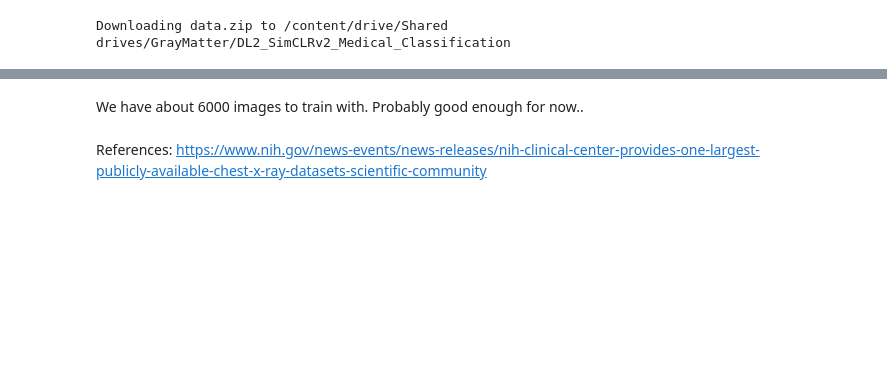
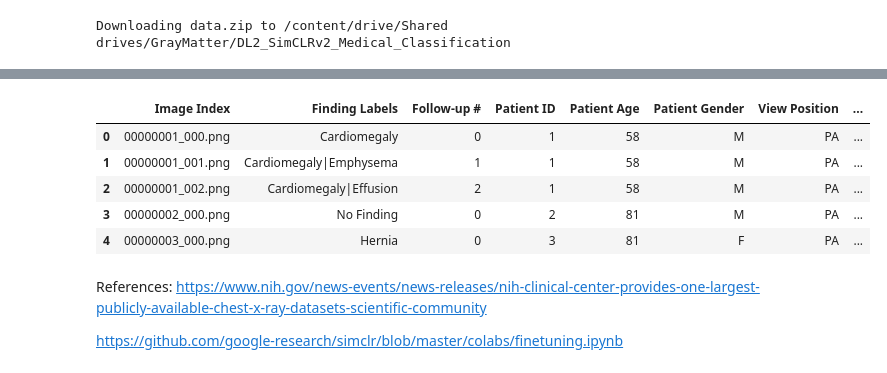
Before and after one commit to manmeet3/Medical-SSL-SimCLRv2, a Jupyter notebook: simclr_finetuning.ipynb, the cells around one changed output, grey strips where cells are left out. Drawn from its saved outputs; the diff is of its cells as text; code cells hidden in the pictures; blank space fills up the shorter version.

```diff
--- a/simclr_finetuning.ipynb
+++ b/simclr_finetuning.ipynb
@@ -72,5 +682,16 @@ BBox_List_2017.csv      FAQ_CHESTXRAY.pdf    Links.gdoc  tfx_mnist.ipynb
-# %% [markdown]
-We have about 6000 images to train with. Probably good enough for now..
+# %%
+labels = pd.read_csv("Data_Entry_2017.csv")
+# %%
+labels.head()
+# %% [output]
+|  | Image Index | Finding Labels | Follow-up # | Patient ID | Patient Age | Patient Gender | View Position | ... |
+| 0 | 00000001_000.png | Cardiomegaly | 0 | 1 | 58 | M | PA | ... |
+| 1 | 00000001_001.png | Cardiomegaly|Emphysema | 1 | 1 | 58 | M | PA | ... |
+| 2 | 00000001_002.png | Cardiomegaly|Effusion | 2 | 1 | 58 | M | PA | ... |
+| 3 | 00000002_000.png | No Finding | 0 | 2 | 81 | M | PA | ... |
+| 4 | 00000003_000.png | Hernia | 0 | 3 | 81 | F | PA | ... |
 # %% [markdown]
 References:
 https://www.nih.gov/news-events/news-releases/nih-clinical-center-provides-one-largest-publicly-available-chest-x-ray-datasets-scientific-community
+
+https://github.com/google-research/simclr/blob/master/colabs/finetuning.ipynb
```
Also changed, not shown: parts of 24 cells of this notebook.
